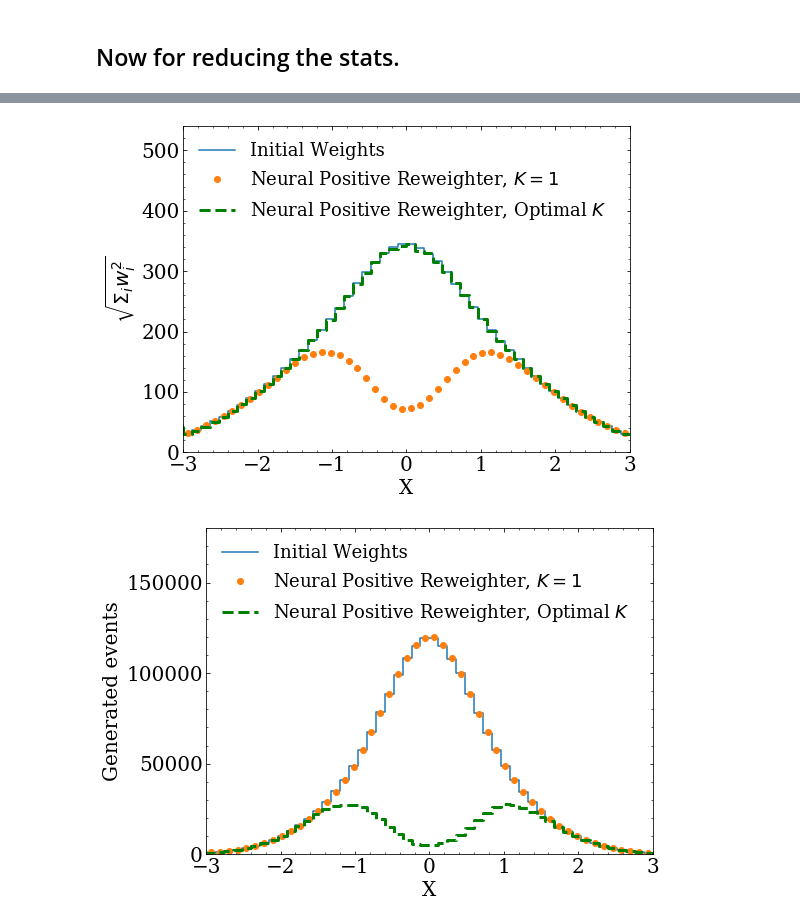
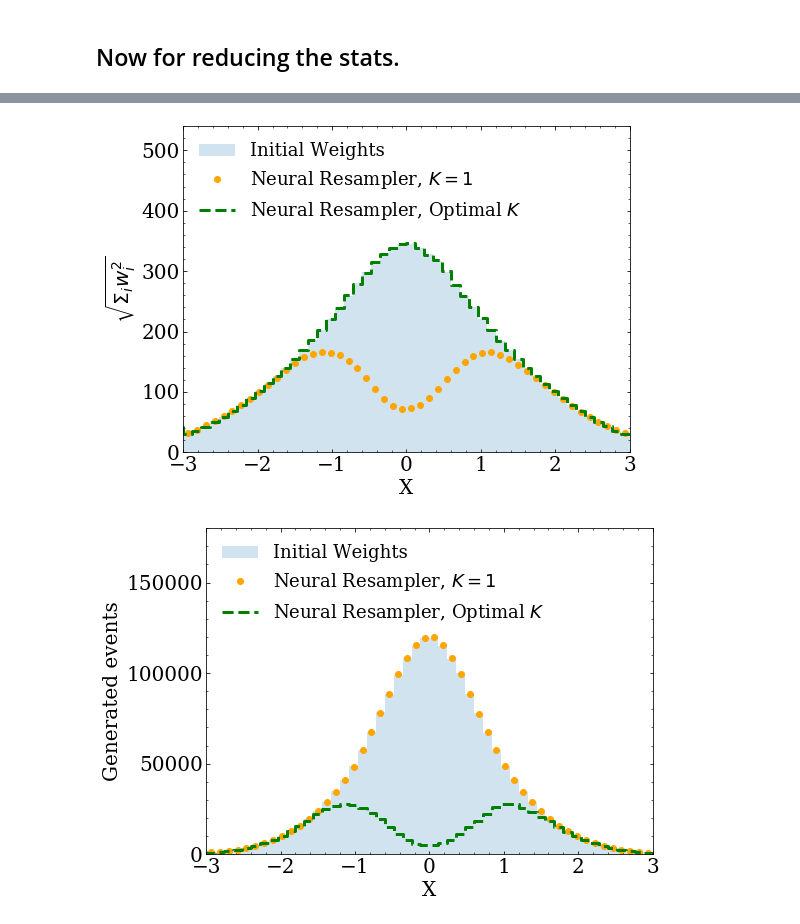
Before and after one commit to bnachman/NeuralPositiveResampler, a Jupyter notebook: GaussianExample.ipynb, the cells around one changed output, grey strips where cells are left out. Cells and saved outputs as stored; diff of their text form; code cells hidden in the pictures.

```diff
--- a/GaussianExample.ipynb
+++ b/GaussianExample.ipynb
@@ -238,29 +242,33 @@ print(len(newxvals)/len(X_val[Y_val==0]))
 # %%
 fig = plt.figure(figsize=(8, 6))
 gs = gridspec.GridSpec(1, 1)
 ax0 = plt.subplot(gs[0])
 ax0.yaxis.set_ticks_position('both')
 ax0.xaxis.set_ticks_position('both')
 ax0.tick_params(direction="in",which="both")
 plt.xticks(fontsize=20)
 plt.yticks(fontsize=20)
 ax0.minorticks_on()
 
 bins=np.linspace(-3,3,51)
 
-plt.step(bins,np.array(W2_original)**0.5,label="Initial Weights")
-plt.step(bins-0.5*6/51,np.array(W2_new)**0.5,label=r"Neural Positive Reweighter, $K=1$",marker='o',ls="none")
-plt.step(bins,np.array(W2_sampled)**0.5,label=r"Neural Positive Reweighter, Optimal $K$",ls="--",linewidth=3,color="green")
-plt.legend(frameon=False,fontsize=18,loc="upper left")
+plt.hist([0,1],[-1,-1],label="Initial Weights",alpha=0.2)
+plt.fill_between(bins,np.array(W2_original)**0.5, step="pre", alpha=0.2)
+
+plt.step(bins-0.5*6/51,np.array(W2_new)**0.5,label=r"Neural Resampler, $K=1$",marker='o',ls="none",color="orange")
+plt.step(bins,np.array(W2_sampled)**0.5,label=r"Neural Resampler, Optimal $K$",ls="--",linewidth=3,color="green")
+#plt.legend(frameon=False,fontsize=18,loc="upper left")
+handles, labels = ax0.get_legend_handles_labels()
+ax0.legend([handles[2],handles[0],handles[1]], [labels[2],labels[0],labels[1]],frameon=False,fontsize=18,loc="upper left")
 
 plt.ylim([0,180*3])
 plt.xlim([-3,3])
 plt.ylabel(r"$\sqrt{\Sigma_i w_i^2}$",fontsize=20)
 plt.xlabel("X",fontsize=20)
 plt.locator_params(axis='y', nbins=6)
 plt.savefig("gauss_sumw2.pdf",bbox_inches='tight')
 # %% [output]
-[figure, old version]
+[figure, new version]
 # %%
 fig = plt.figure(figsize=(8, 6))
 gs = gridspec.GridSpec(1, 1)
@@ -272,10 +280,15 @@ plt.xticks(fontsize=20)
 plt.yticks(fontsize=20)
 ax0.minorticks_on()
 
-plt.step(bins,L2_original,label="Initial Weights")
-plt.step(bins-0.5*6/51,L2_new,label=r"Neural Positive Reweighter, $K=1$",marker='o',ls="none")
-plt.step(bins,L2_sampled,label=r"Neural Positive Reweighter, Optimal $K$",ls="--",linewidth=3,color="green")
-plt.legend(frameon=False,fontsize=18,loc="upper left")
+#plt.step(bins,L2_original,label="Initial Weights")
+plt.hist([0,1],[-1,-1],label="Initial Weights",alpha=0.2)
+plt.fill_between(bins,L2_original, step="pre", alpha=0.2)
+
+plt.step(bins-0.5*6/51,L2_new,label=r"Neural Resampler, $K=1$",marker='o',ls="none",color='orange')
+plt.step(bins,L2_sampled,label=r"Neural Resampler, Optimal $K$",ls="--",linewidth=3,color="green")
+#plt.legend(frameon=False,fontsize=18,loc="upper left")
+handles, labels = ax0.get_legend_handles_labels()
+ax0.legend([handles[2],handles[0],handles[1]], [labels[2],labels[0],labels[1]],frameon=False,fontsize=18,loc="upper left")
 
 plt.ylim([0,180000])
 plt.ylabel("Generated events",fontsize=20)
@@ -284,4 +297,4 @@ plt.locator_params(axis='y', nbins=6)
 plt.xlim([-3,3])
 plt.savefig("gauss_N.pdf",bbox_inches='tight')
 # %% [output]
-[figure, old version]
+[figure, new version]
```
Also changed, not shown: parts of 3 cells of this notebook.
